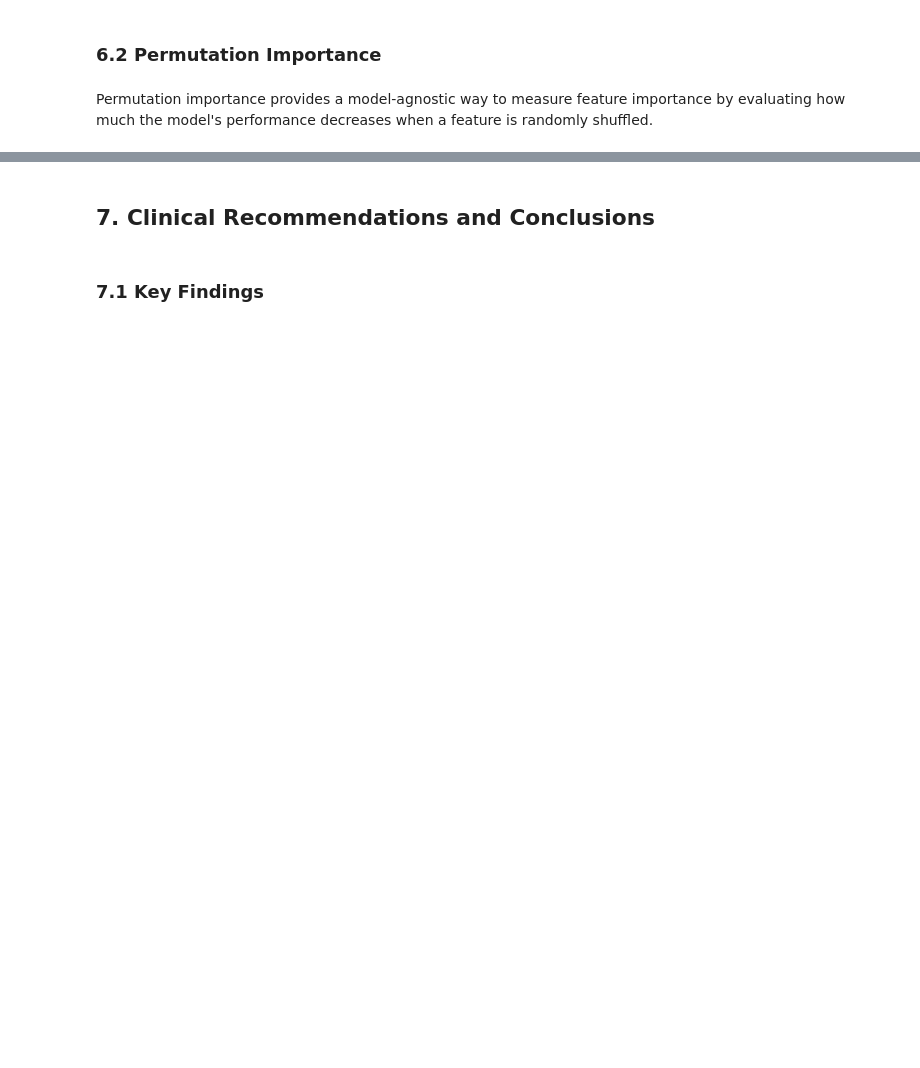
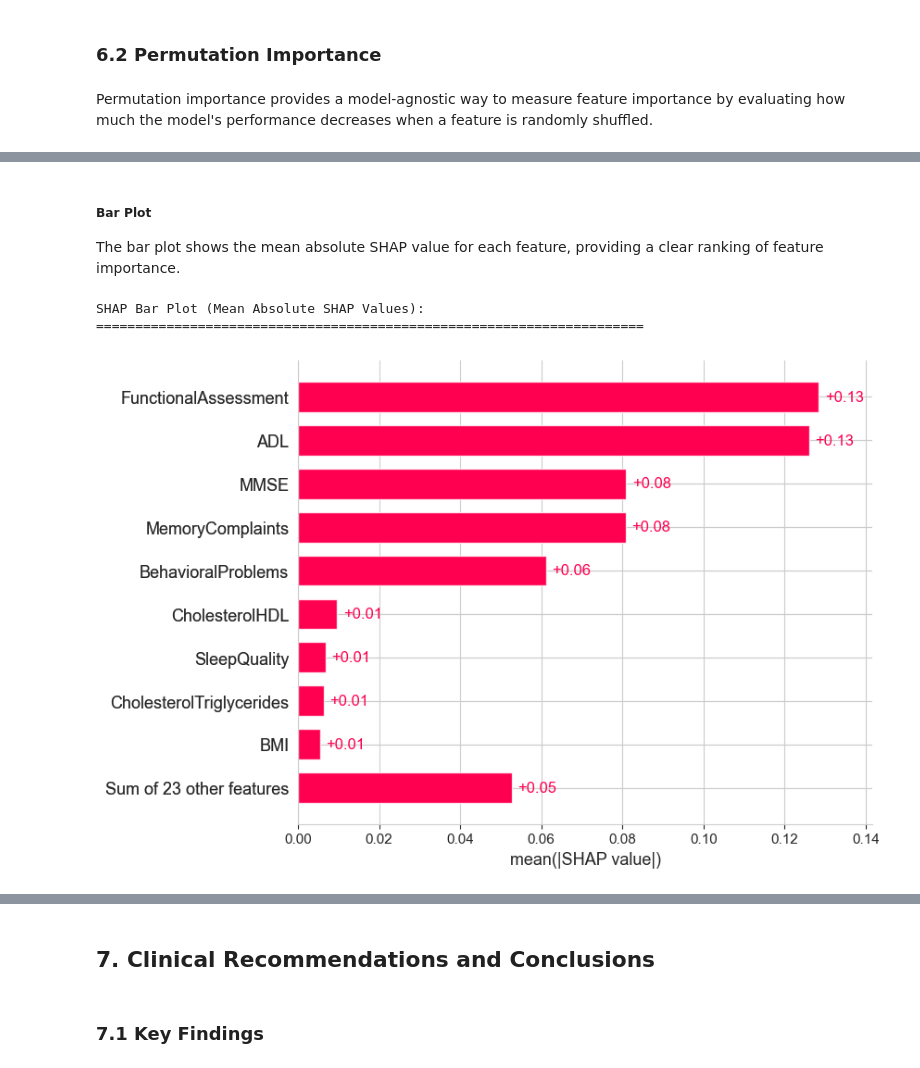
Before and after one commit to taniapazospuig/alzheimer-prediction, a Jupyter notebook: modeling.ipynb, the cells around one changed output, grey strips where cells are left out. Drawn from its saved outputs; the diff is of its cells as text; code cells hidden in the pictures; blank space fills up the shorter version.

```diff
--- a/modeling.ipynb
+++ b/modeling.ipynb
@@ -966,0 +1441,14 @@ plt.show()
+# %% [markdown]
+##### Bar Plot
+
+The bar plot shows the mean absolute SHAP value for each feature, providing a clear ranking of feature importance.
+# %%
+# Bar plot - mean absolute SHAP values
+print("SHAP Bar Plot (Mean Absolute SHAP Values):")
+print("="*70)
+# For binary classification, use values for class 1 (Alzheimer's)
+shap.plots.bar(shap_values[:,:,1])
+# %% [output]
+SHAP Bar Plot (Mean Absolute SHAP Values):
+======================================================================
+[figure, added]
```
Also changed, not shown: parts of 57 cells of this notebook, 1 other file.
